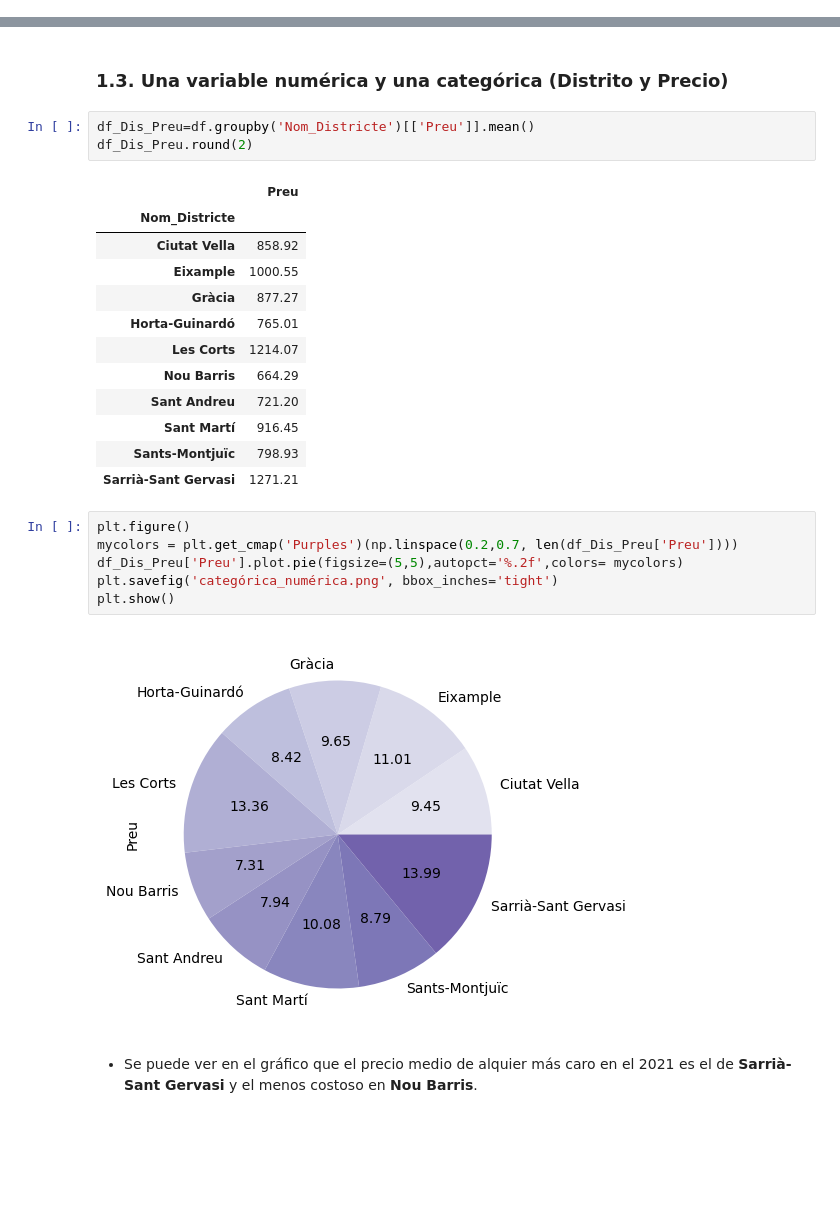
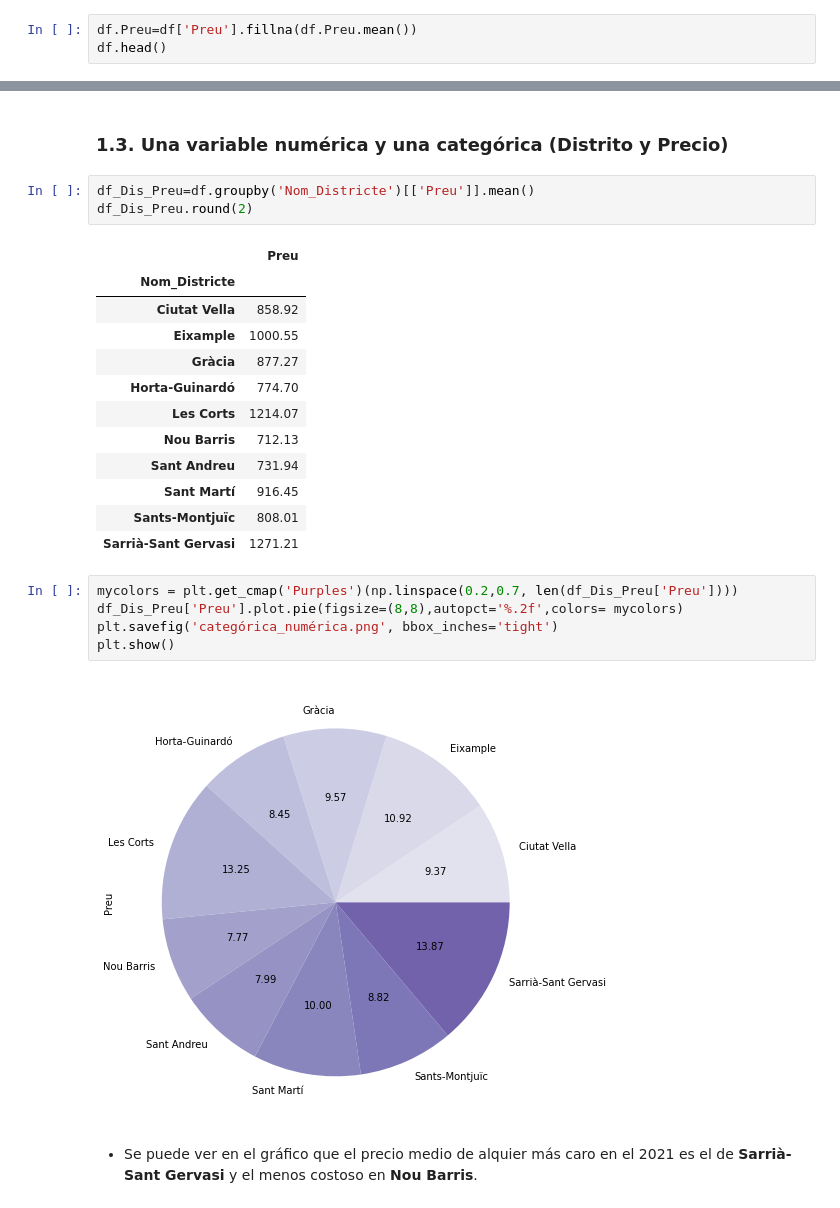
Before and after one commit to santi-gp/ItAcademyDS, a Jupyter notebook: sprint04/01-visualització_exploratòria/TascaM4_T01.ipynb, the cells around one changed output, grey strips where cells are left out. Saved outputs shown, nothing was run; the diff lists cells and outputs as text; blank space fills up the shorter version.

```diff
--- a/sprint04/01-visualització_exploratòria/TascaM4_T01.ipynb
+++ b/sprint04/01-visualització_exploratòria/TascaM4_T01.ipynb
@@ -87,0 +118,3 @@ df[['Preu']].head(3)
+# %%
+df.Preu=df['Preu'].fillna(df.Preu.mean())
+df.head()
@@ -158,21 +209,20 @@ df_Dis_Preu.round(2)
 | Ciutat Vella | 858.92 |
 | Eixample | 1000.55 |
 | Gràcia | 877.27 |
-| Horta-Guinardó | 765.01 |
+| Horta-Guinardó | 774.70 |
 | Les Corts | 1214.07 |
-| Nou Barris | 664.29 |
-| Sant Andreu | 721.20 |
+| Nou Barris | 712.13 |
+| Sant Andreu | 731.94 |
 | Sant Martí | 916.45 |
-| Sants-Montjuïc | 798.93 |
+| Sants-Montjuïc | 808.01 |
 | Sarrià-Sant Gervasi | 1271.21 |
 # %%
-plt.figure()
 mycolors = plt.get_cmap('Purples')(np.linspace(0.2,0.7, len(df_Dis_Preu['Preu'])))
-df_Dis_Preu['Preu'].plot.pie(figsize=(5,5),autopct='%.2f',colors= mycolors)
+df_Dis_Preu['Preu'].plot.pie(figsize=(8,8),autopct='%.2f',colors= mycolors)
 plt.savefig('categórica_numérica.png', bbox_inches='tight')
 plt.show()
 # %% [output]
-[figure, old version]
+[figure, new version]
 # %% [markdown]
 * Se puede ver en el gráfico que el precio medio de alquier más caro en el 2021 es el de **Sarrià-Sant Gervasi** y el menos costoso en **Nou Barris**.
 # %% [markdown]
```
Also changed, not shown: parts of 28 cells of this notebook, 15 other files.
